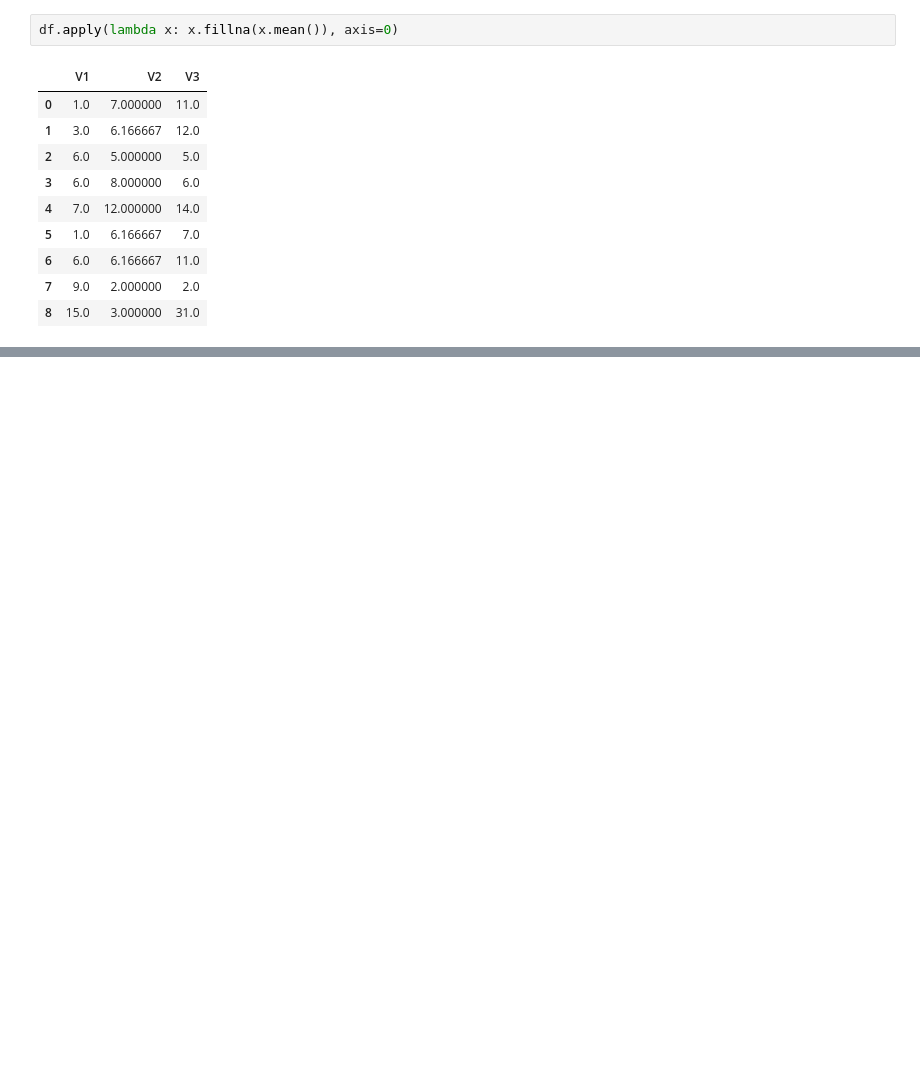
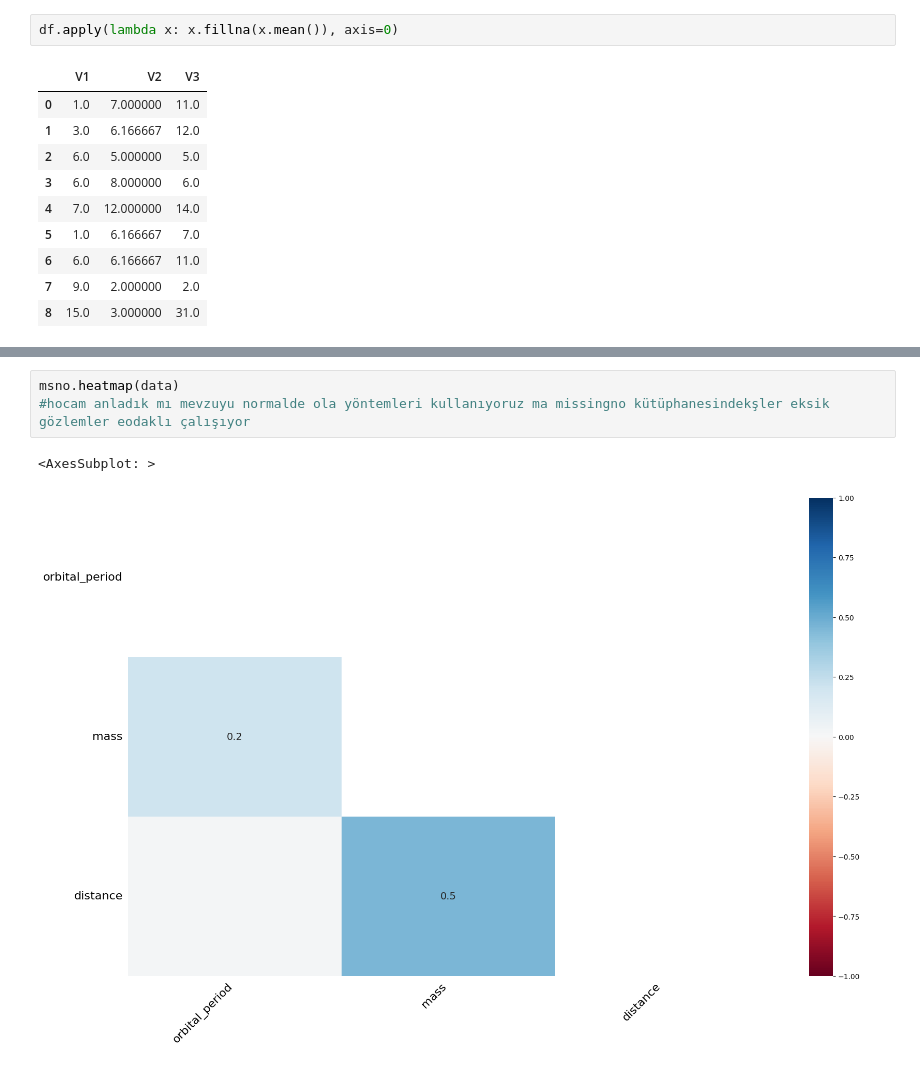
Before and after one commit to GokceSoylu/Data_Science, a Jupyter notebook: Data Preprocessing/MissingData.ipynb, the cells around one changed output, grey strips where cells are left out. Saved outputs shown, nothing was run; the diff lists cells and outputs as text; blank space fills up the shorter version.

Commit message:
missingno library

```diff
--- a/Data Preprocessing/MissingData.ipynb
+++ b/Data Preprocessing/MissingData.ipynb
@@ -215,0 +266,6 @@ df.apply(lambda x: x.fillna(x.mean()), axis=0)
+# %%
+msno.heatmap(data)
+#hocam anladık mı mevzuyu normalde ola yöntemleri kullanıyoruz ma missingno kütüphanesindekşler eksik gözlemler eodaklı çalışıyor
+# %% [output]
+<AxesSubplot: >
+[figure, added]
```
Also changed, not shown: parts of 8 cells of this notebook.
